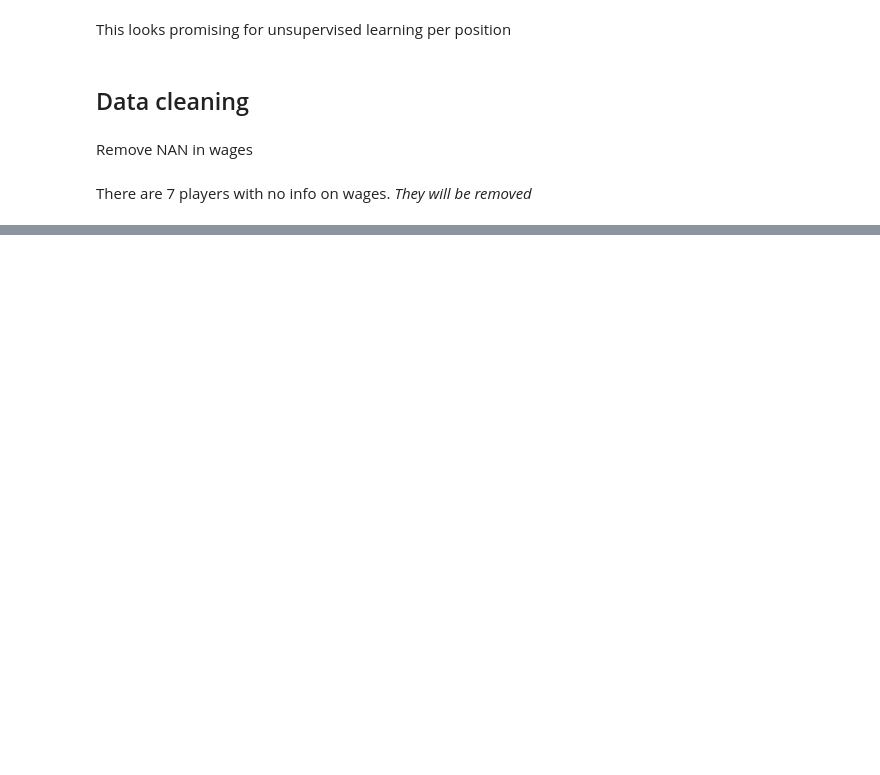
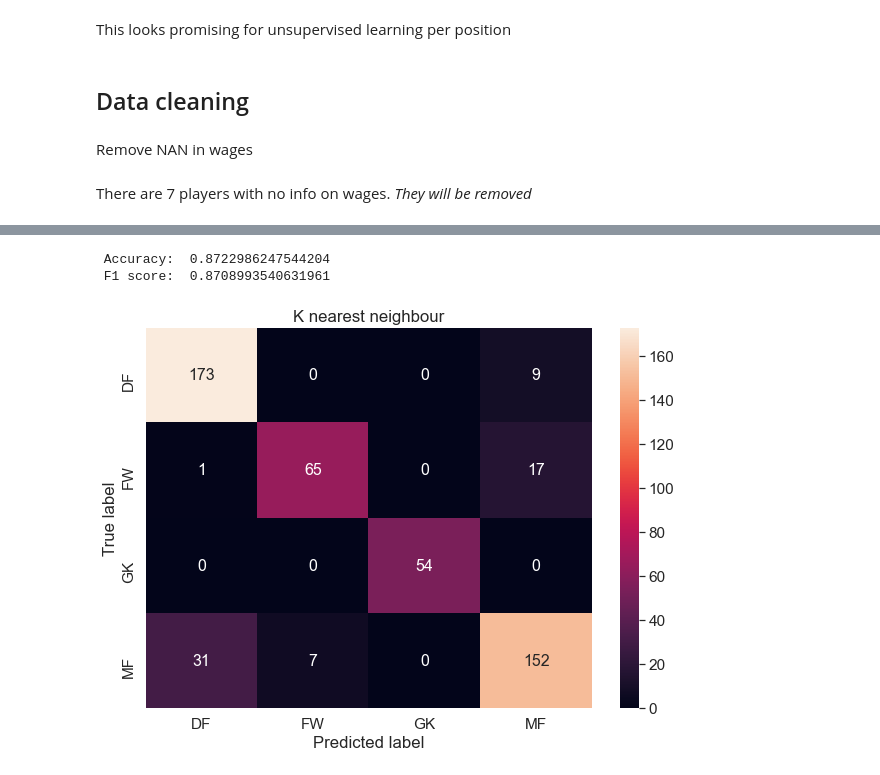
Before and after one commit to Riyan-Aditya/myblog, a Jupyter notebook: _notebooks/2020-11-09-FIFA21-EPL-pos-pred.ipynb, the cells around one changed output, grey strips where cells are left out. Drawn from its saved outputs; the diff is of its cells as text; code cells hidden in the pictures; blank space fills up the shorter version.

```diff
--- a/_notebooks/2020-11-09-FIFA21-EPL-pos-pred.ipynb
+++ b/_notebooks/2020-11-09-FIFA21-EPL-pos-pred.ipynb
@@ -1160,0 +1293,7 @@ df5 = df5[df5['wage'].notna()]
+# %%
+# collapse
+from sklearn.neighbors import KNeighborsClassifier
+knn_model = KNeighborsClassifier()
+param_grid = {'n_neighbors':np.arange(1,15)}
+KNN = GridSearchCV(knn_model, param_grid, cv=3)
+best_clf_knn = KNN.fit(X_train_tr,y_train)
@@ -1160,0 +1312,20 @@ df5 = df5[df5['wage'].notna()]
+# %%
+y_pred_train_knn = best_clf_knn.predict(X_train_tr)
+# %%
+# collapse
+fig = plt.figure(figsize=(10,7))
+sns.set(font_scale=1.4)
+
+cf = confusion_matrix(y_train, y_pred_train_knn)
+df_cm_knn = pd.DataFrame(cf,index=positions2, columns=positions2)
+heatmap = sns.heatmap(df_cm_knn, annot=True, fmt="d", annot_kws={"size": 16})
+plt.ylabel('True label')
+plt.xlabel('Predicted label')
+plt.title('K nearest neighbour')
+
+print(" Accuracy: ",accuracy_score(y_train, y_pred_train_knn))
+print(" F1 score: ",f1_score(y_train, y_pred_train_knn,average='weighted'))
+# %% [output]
+ Accuracy:  0.8722986247544204
+ F1 score:  0.8708993540631961
+[figure, added]
```
Also changed, not shown: parts of 56 cells of this notebook.
